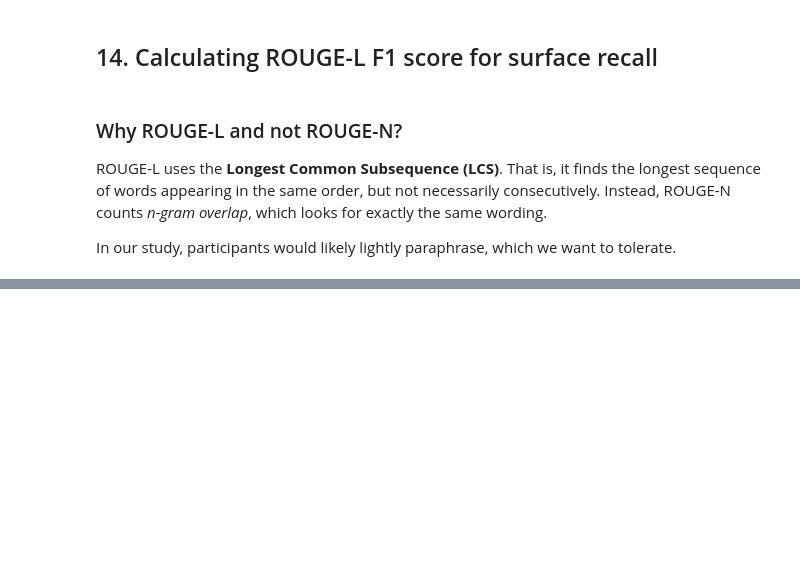
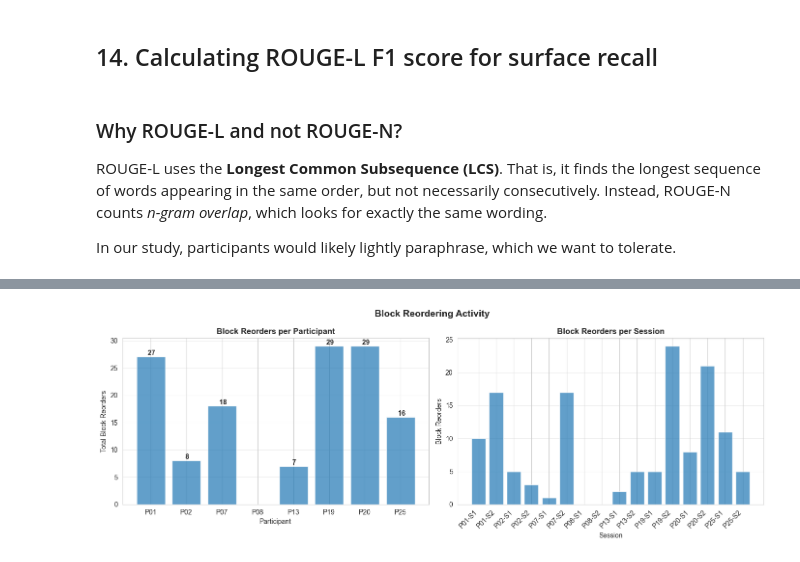
Before and after one commit to diceky/block-writing-tool, a Jupyter notebook: data-analysis/analysis.ipynb, the cells around one changed output, grey strips where cells are left out. Cells and saved outputs as stored; diff of their text form; code cells hidden in the pictures; blank space fills up the shorter version.

```diff
--- a/data-analysis/analysis.ipynb
+++ b/data-analysis/analysis.ipynb
@@ -1574,0 +2386,76 @@ ROUGE-L Recall: 0.889
+# %%
+# Block reordering analysis (block condition only)
+block_pids = sorted(k for k, v in PARTICIPANT_CONDITIONS.items() if v == 'block')
+
+# Build reorder counts for ALL block sessions (including 0 reorders)
+reorder_counts = []
+for r in all_results:
+    if r['condition'] == 'block':
+        reorder_counts.append({
+            'participant_id': r['participant_id'],
+            'session_id': r['session_id'],
+            'n_reorders': len(r['block_reorder_logs']),
+        })
+
+reorder_session_df = pd.DataFrame(reorder_counts)
+
+if len(reorder_session_df) > 0:
+    # Per-participant totals (sum across sessions)
+    participant_reorder = reorder_session_df.groupby('participant_id').agg(
+        total_reorders=('n_reorders', 'sum'),
+        sessions=('session_id', 'count'),
+    ).reset_index()
+
+    print("=== Block Reordering (block condition only) ===\n")
+    print(f"Block participants: P{block_pids}")
+    print(f"\nReorders per participant:")
+    print(participant_reorder.to_string(index=False))
+
+    print(f"\nSummary Statistics:")
+    print(f"  Mean reorders: {participant_reorder['total_reorders'].mean():.1f}")
+    print(f"  Std: {participant_reorder['total_reorders'].std():.1f}")
+    print(f"  Min: {participant_reorder['total_reorders'].min()}")
+    print(f"  Max: {participant_reorder['total_reorders'].max()}")
+    n_who_reordered = (participant_reorder['total_reorders'] > 0).sum()
+    print(f"  Participants who reordered: {n_who_reordered}/{len(participant_reorder)}")
+
+    # Per-session breakdown
+    print(f"\n=== Per-Session Breakdown ===")
+    print(reorder_session_df.to_string(index=False))
+
+    # Visualization
+    fig, axes = plt.subplots(1, 2, figsize=(14, 5))
+
+    # Bar chart: reorders per participant
+    axes[0].bar([f'P{p:02d}' for p in participant_reorder['participant_id']],
+                participant_reorder['total_reorders'], color='#1f77b4', alpha=0.7)
+    axes[0].set_xlabel('Participant')
+    axes[0].set_ylabel('Total Block Reorders')
+    axes[0].set_title('Block Reorders per Participant', fontweight='bold')
+    axes[0].grid(axis='y', alpha=0.3)
+    for i, row in participant_reorder.iterrows():
+        if row['total_reorders'] > 0:
+            axes[0].text(i, row['total_reorders'], f" {int(row['total_reorders'])}",
+                         ha='center', va='bottom', fontweight='bold')
+
+    # Per-session view
+    session_labels = [f"P{int(r['participant_id']):02d}-S{int(r['session_id'])}" for _, r in reorder_session_df.iterrows()]
+    axes[1].bar(session_labels, reorder_session_df['n_reorders'], color='#1f77b4', alpha=0.7)
+    axes[1].set_xlabel('Session')
+    axes[1].set_ylabel('Block Reorders')
+    axes[1].set_title('Block Reorders per Session', fontweight='bold')
+    axes[1].tick_params(axis='x', rotation=45)
+    plt.setp(axes[1].xaxis.get_majorticklabels(), rotation=45, ha='right')
+    axes[1].grid(axis='y', alpha=0.3)
+
+    plt.suptitle('Block Reordering Activity', fontsize=14, fontweight='bold')
+    plt.tight_layout()
+    plt.show()
+
+    # Reorder types if available
+    if len(all_reorders_df) > 0 and 'moveType' in all_reorders_df.columns:
+        print(f"\n=== Reorder Move Types ===")
+        print(all_reorders_df['moveType'].value_counts().to_string())
+else:
+    print("No block condition sessions processed.")
+# %% [output]
@@ -1574,0 +2479 @@ ROUGE-L Recall: 0.889
+[figure, added]
```
Also changed, not shown: parts of 36 cells of this notebook.
